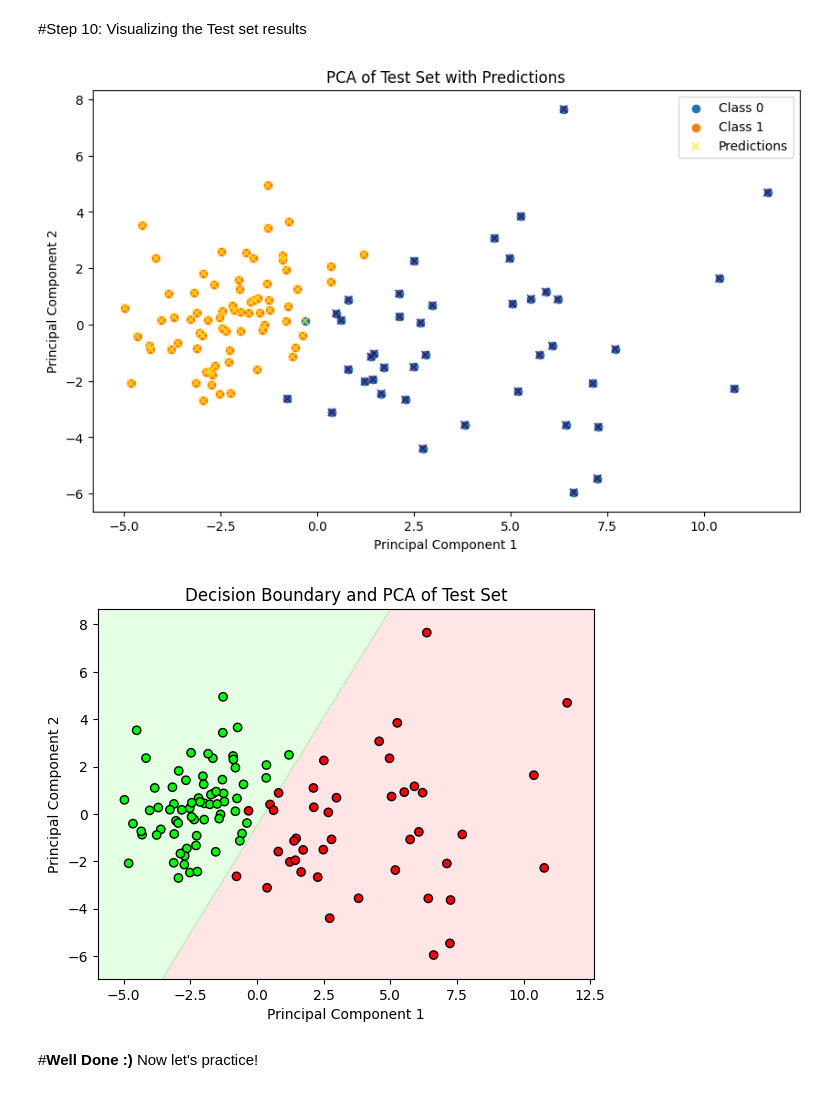
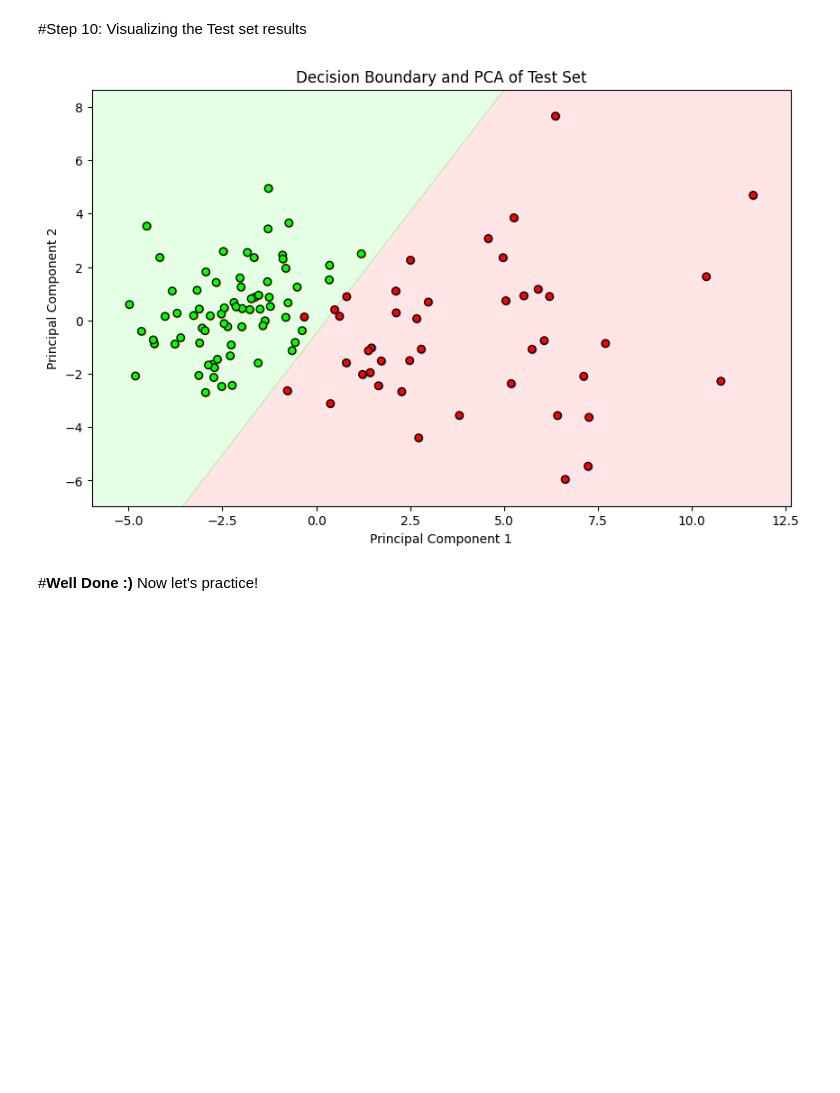
Before and after one commit to Aseelfawaz/ASEEL57, a Jupyter notebook: PCA_Exercise.ipynb, the cells around one changed output. Drawn from its saved outputs; the diff is of its cells as text; code cells hidden in the pictures; blank space fills up the shorter version.

```diff
--- a/PCA_Exercise.ipynb
+++ b/PCA_Exercise.ipynb
@@ -154,50 +154,34 @@ import numpy as np
 # Create a scatter plot
 plt.figure(figsize=(10, 6))
 
 # Plot each class
 classes = np.unique(y_test)
 for class_label in classes:
     plt.scatter(
         X_test_pca[y_test == class_label, 0],
         X_test_pca[y_test == class_label, 1],
         label=f'Class {class_label}'
     )
 
-# Highlight predictions
-plt.scatter(
-    X_test_pca[:, 0],
-    X_test_pca[:, 1],
-    c=y_test_pred,
-    marker='x',
-    alpha=0.7,
-    label='Predictions'
-)
-
-plt.xlabel('Principal Component 1')
-plt.ylabel('Principal Component 2')
-plt.title('PCA of Test Set with Predictions')
-plt.legend()
-plt.show()
 
 from matplotlib.colors import ListedColormap
 
 # Create a mesh grid for plotting decision boundaries
 x_min, x_max = X_test_pca[:, 0].min() - 1, X_test_pca[:, 0].max() + 1
 y_min, y_max = X_test_pca[:, 1].min() - 1, X_test_pca[:, 1].max() + 1
 xx, yy = np.meshgrid(np.arange(x_min, x_max, 0.01),
                      np.arange(y_min, y_max, 0.01))
 Z = model.predict(np.c_[xx.ravel(), yy.ravel()])
 Z = Z.reshape(xx.shape)
 
 plt.contourf(xx, yy, Z, alpha=0.3, cmap=ListedColormap(['#FFAAAA', '#AAFFAA']))
 plt.scatter(X_test_pca[:, 0], X_test_pca[:, 1], c=y_test, edgecolor='k', cmap=ListedColormap(['#FF0000', '#00FF00']))
 plt.xlabel('Principal Component 1')
 plt.ylabel('Principal Component 2')
 plt.title('Decision Boundary and PCA of Test Set')
 plt.show()
 # %% [output]
-[figure, old version]
+[figure, new version]
-[figure, removed]
 # %% [markdown]
 #**Well Done :)**
 Now let's practice!
```
